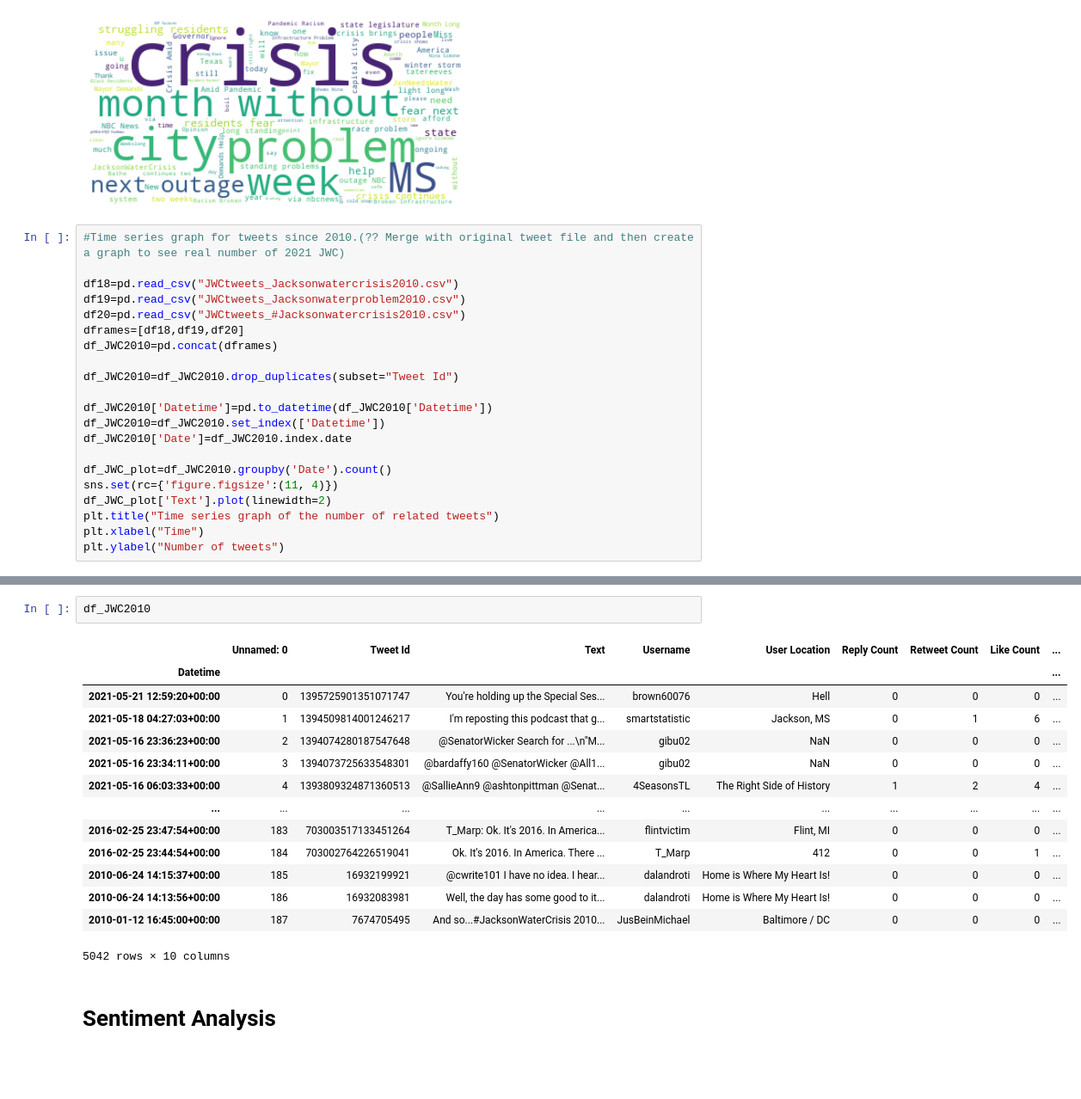
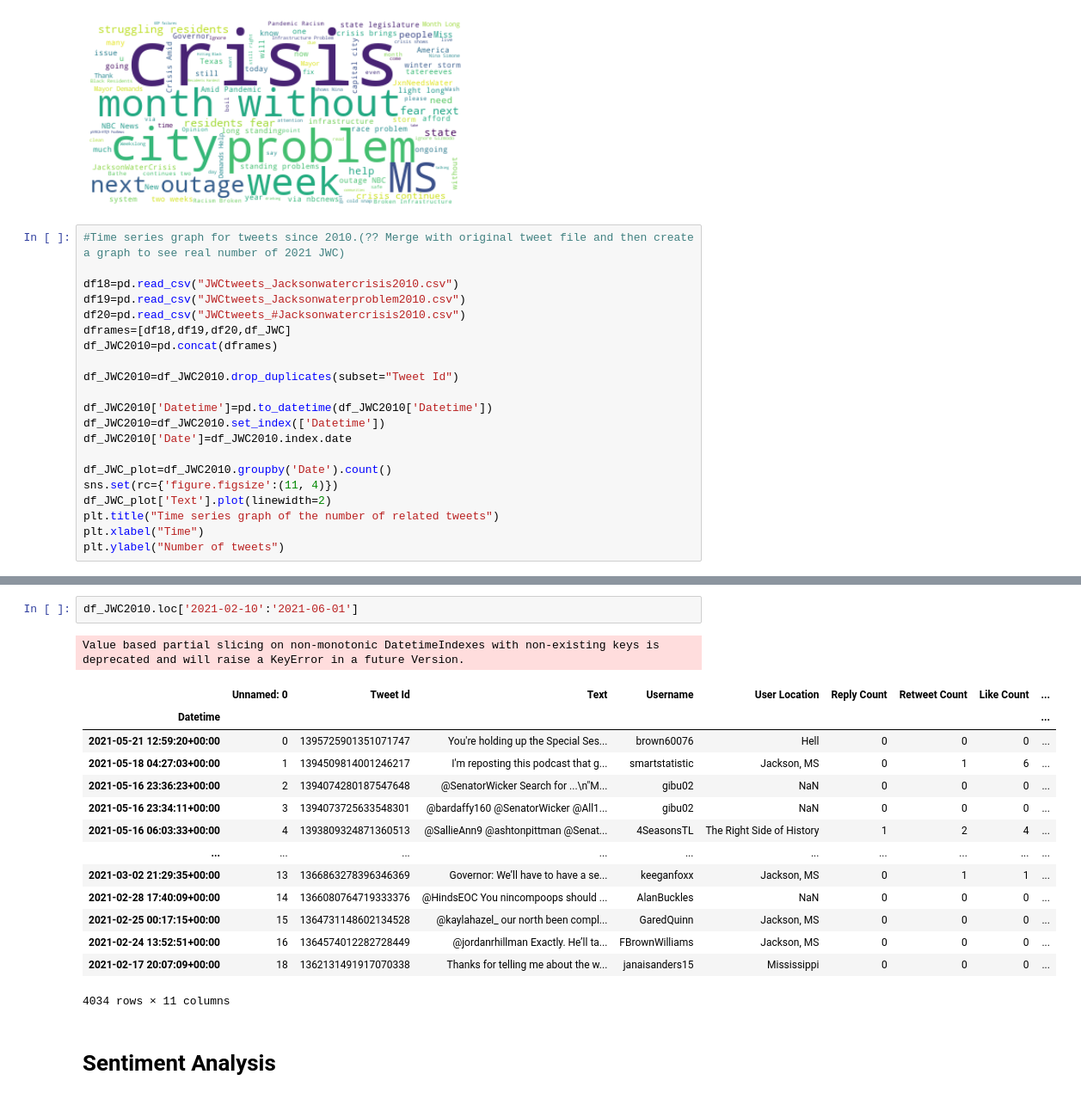
Before and after one commit to rishabhstha/JacksonWaterCrisisAnalysisML, a Jupyter notebook: tweets.ipynb, the cells around one changed output, grey strips where cells are left out. Shown at 86% size. Saved outputs shown, nothing was run; the diff lists cells and outputs as text; blank space fills up the shorter version.

```diff
--- a/tweets.ipynb
+++ b/tweets.ipynb
@@ -270,7 +269,7 @@ There are 659717 words in the combination of all tweets
 df18=pd.read_csv("JWCtweets_Jacksonwatercrisis2010.csv")
 df19=pd.read_csv("JWCtweets_Jacksonwaterproblem2010.csv")
 df20=pd.read_csv("JWCtweets_#Jacksonwatercrisis2010.csv")
-dframes=[df18,df19,df20]
+dframes=[df18,df19,df20,df_JWC]
 df_JWC2010=pd.concat(dframes)
 
 df_JWC2010=df_JWC2010.drop_duplicates(subset="Tweet Id")
@@ -291,20 +290,21 @@ Text(0, 0.5, 'Number of tweets')
 # %%
-df_JWC2010
+df_JWC2010.loc['2021-02-10':'2021-06-01']
 # %% [output]
+Value based partial slicing on non-monotonic DatetimeIndexes with non-existing keys is deprecated and will raise a KeyError in a future Version.
 |  | Unnamed: 0 | Tweet Id | Text | Username | User Location | Reply Count | Retweet Count | Like Count | ... |
 | Datetime |  |  |  |  |  |  |  |  | ... |
 | 2021-05-21 12:59:20+00:00 | 0 | 1395725901351071747 | You're holding up the Special Ses... | brown60076 | Hell | 0 | 0 | 0 | ... |
 | 2021-05-18 04:27:03+00:00 | 1 | 1394509814001246217 | I'm reposting this podcast that g... | smartstatistic | Jackson, MS | 0 | 1 | 6 | ... |
 | 2021-05-16 23:36:23+00:00 | 2 | 1394074280187547648 | @SenatorWicker Search for ...\n"M... | gibu02 | NaN | 0 | 0 | 0 | ... |
 | 2021-05-16 23:34:11+00:00 | 3 | 1394073725633548301 | @bardaffy160 @SenatorWicker @All1... | gibu02 | NaN | 0 | 0 | 0 | ... |
 | 2021-05-16 06:03:33+00:00 | 4 | 1393809324871360513 | @SallieAnn9 @ashtonpittman @Senat... | 4SeasonsTL | The Right Side of History | 1 | 2 | 4 | ... |
 | ... | ... | ... | ... | ... | ... | ... | ... | ... | ... |
-| 2016-02-25 23:47:54+00:00 | 183 | 703003517133451264 | T_Marp: Ok. It's 2016. In America... | flintvictim | Flint, MI | 0 | 0 | 0 | ... |
-| 2016-02-25 23:44:54+00:00 | 184 | 703002764226519041 | Ok. It's 2016. In America. There ... | T_Marp | 412 | 0 | 0 | 1 | ... |
-| 2010-06-24 14:15:37+00:00 | 185 | 16932199921 | @cwrite101 I have no idea. I hear... | dalandroti | Home is Where My Heart Is! | 0 | 0 | 0 | ... |
-| 2010-06-24 14:13:56+00:00 | 186 | 16932083981 | Well, the day has some good to it... | dalandroti | Home is Where My Heart Is! | 0 | 0 | 0 | ... |
-| 2010-01-12 16:45:00+00:00 | 187 | 7674705495 | And so...#JacksonWaterCrisis 2010... | JusBeinMichael | Baltimore / DC | 0 | 0 | 0 | ... |
+| 2021-03-02 21:29:35+00:00 | 13 | 1366863278396346369 | Governor: We’ll have to have a se... | keeganfoxx | Jackson, MS | 0 | 1 | 1 | ... |
+| 2021-02-28 17:40:09+00:00 | 14 | 1366080764719333376 | @HindsEOC You nincompoops should ... | AlanBuckles | NaN | 0 | 0 | 0 | ... |
+| 2021-02-25 00:17:15+00:00 | 15 | 1364731148602134528 | @kaylahazel_ our north been compl... | GaredQuinn | Jackson, MS | 0 | 0 | 0 | ... |
+| 2021-02-24 13:52:51+00:00 | 16 | 1364574012282728449 | @jordanrhillman Exactly. He’ll ta... | FBrownWilliams | Jackson, MS | 0 | 0 | 0 | ... |
+| 2021-02-17 20:07:09+00:00 | 18 | 1362131491917070338 | Thanks for telling me about the w... | janaisanders15 | Mississippi | 0 | 0 | 0 | ... |
-5042 rows × 10 columns
+4034 rows × 11 columns
 # %% [markdown]
 # Sentiment Analysis
 # %%
```
Also changed, not shown: parts of 19 cells of this notebook, 1 other file.
